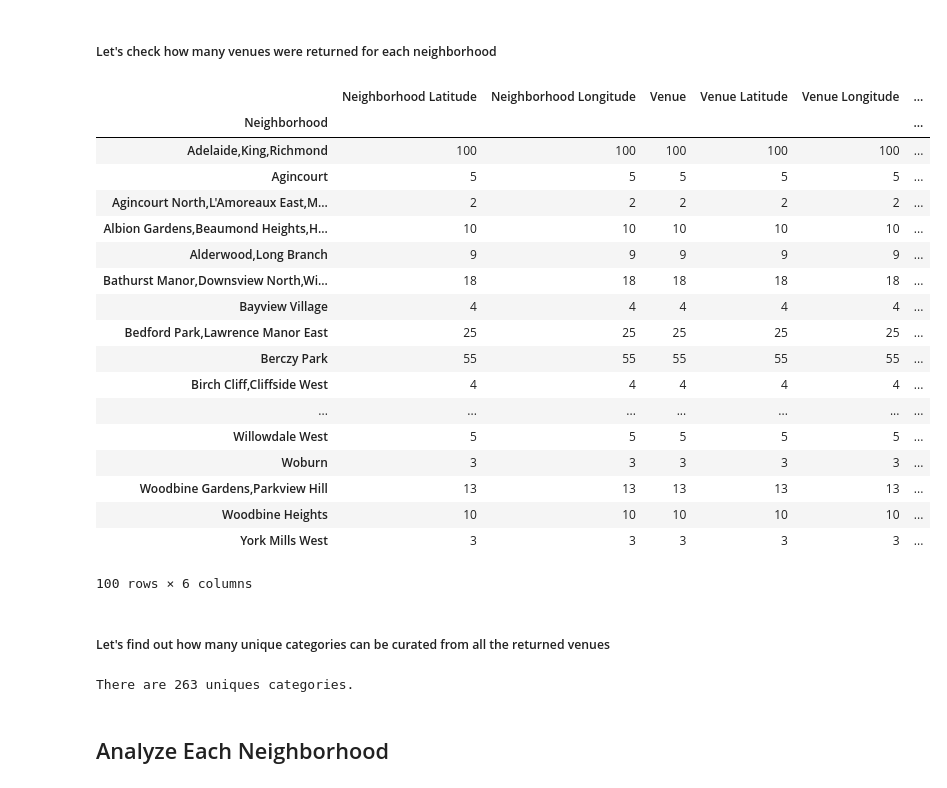
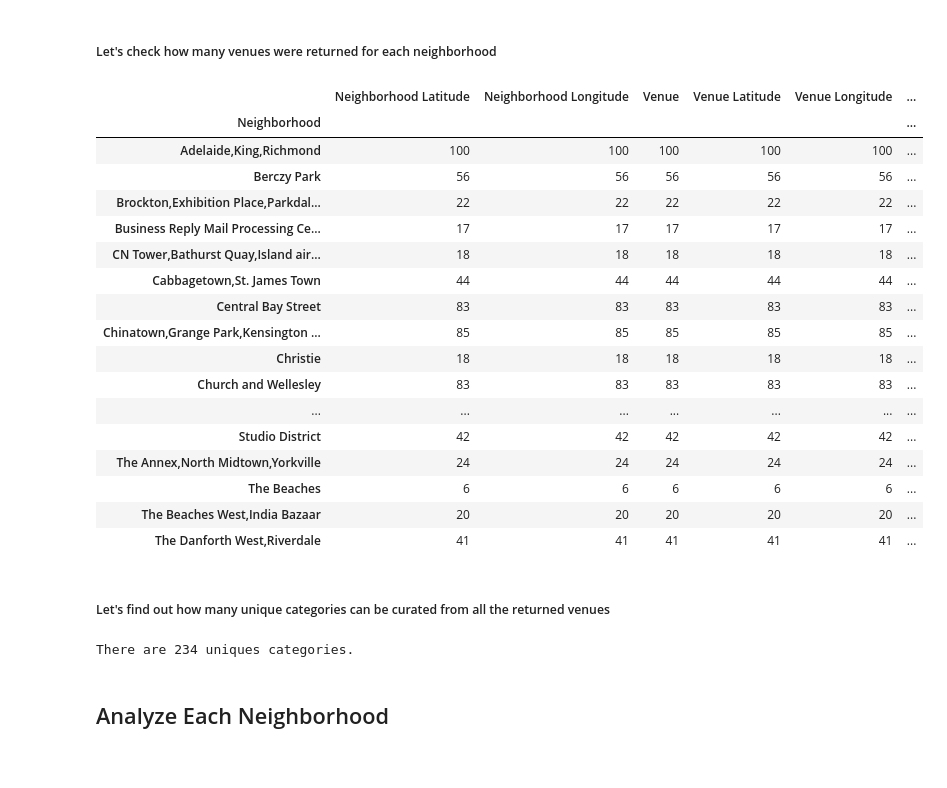
Before and after one commit to jfatema19/Segemntation-and-Clustering-Neighborhoods-of-Toronto, a Jupyter notebook: Capstone Week3 Exam.ipynb, the cells around one changed output. Cells and saved outputs as stored; diff of their text form; code cells hidden in the pictures.

Commit message:
Published from Watson Studio.

```diff
--- a/Capstone Week3 Exam.ipynb
+++ b/Capstone Week3 Exam.ipynb
@@ -94,3 +88,6 @@ df2.head(12)
 | 9 | M1N | Scarborough | Birch Cliff,Cliffside West | 43.692657 | -79.264848 |
 | 10 | M1P | Scarborough | Dorset Park,Scarborough Town Cent... | 43.757410 | -79.273304 |
 | 11 | M1R | Scarborough | Maryvale,Wexford | 43.750072 | -79.295849 |
+# %%
+toronto_data = df2[df2['Borough'].str.contains(r'Toronto')].reset_index(drop=True)
+toronto_data.head()
@@ -100,7 +104,7 @@ df2.head(12)
 ###### Use geopy library to get the latitude and longitude values of Toronto.
 # %%
 address = 'Toronto, ON'
-geolocator = Nominatim(user_agent="ON_explorer")
+geolocator = Nominatim(user_agent="Toronto_explorer")
 location = geolocator.geocode(address)
 latitude = location.latitude
 longitude = location.longitude
@@ -109,23 +113,21 @@ print('The geograpical coordinate of Toronto are {}, {}.'.format(latitude, longi
 The geograpical coordinate of Toronto are 43.653963, -79.387207.
 # %%
 # create map of Toronto using latitude and longitude values
-Toronto_map = folium.Map(location=[latitude, longitude], zoom_start=10)
-Toronto_map
+toronto_map = folium.Map(location=[latitude, longitude], zoom_start=11)
 # add markers to map
-for lat, lng, borough, neighborhood in zip(df2['Latitude'], df2['Longitude'], df2['Borough'], df2['Neighborhood']):
-    label = '{}, {}'.format(neighborhood, borough)
-    label = folium.Popup(label, parse_html=True)
-    folium.CircleMarker(
-        [lat, lng],
-        radius=5,
-        popup=label,
-        color='green',
-        fill=True,
-        fill_color='#3186cc',
-        fill_opacity=0.7,
-        parse_html=False).add_to(Toronto_map)
+for lat, lng, label in zip(toronto_data['Latitude'], toronto_data['Longitude' ], toronto_data['Neighborhood']):
+     label = folium.Popup(label, parse_html=True)
+     folium.CircleMarker(
+            [lat, lng],
+            radius=5,
+            popup=label,
+            color='green',
+            fill=True,
+            fill_color='#3186cc',
+             fill_opacity=0.7,
+            parse_html=False).add_to(toronto_map)
 
-Toronto_map
+toronto_map
 # %% [output]
 [interactive output not drawn]
 # %% [markdown]
@@ -184,8 +186,8 @@ def getNearbyVenues(names, latitudes, longitudes, radius=500,LIMIT=100):
                   'Venue Category']
 
     return(nearby_venues)
-Toronto_venues = getNearbyVenues(names=df2['Neighborhood'],
-                                   latitudes=df2['Latitude'],
-                                   longitudes=df2['Longitude']
+toronto_venues = getNearbyVenues(names=toronto_data['Neighborhood'],
+                                   latitudes=toronto_data['Latitude'],
+                                   longitudes=toronto_data['Longitude']
                                   )
 # %% [output]
@@ -222,33 +224,32 @@ Toronto_venues.head()
 # %% [markdown]
 ##### Let's check how many venues were returned for each neighborhood
 # %%
-Toronto_venues.groupby('Neighborhood').count()
+toronto_venues.groupby('Neighborhood').count()
 # %% [output]
 |  | Neighborhood Latitude | Neighborhood Longitude | Venue | Venue Latitude | Venue Longitude | ... |
 | Neighborhood |  |  |  |  |  | ... |
 | Adelaide,King,Richmond | 100 | 100 | 100 | 100 | 100 | ... |
-| Agincourt | 5 | 5 | 5 | 5 | 5 | ... |
-| Agincourt North,L'Amoreaux East,M... | 2 | 2 | 2 | 2 | 2 | ... |
-| Albion Gardens,Beaumond Heights,H... | 10 | 10 | 10 | 10 | 10 | ... |
-| Alderwood,Long Branch | 9 | 9 | 9 | 9 | 9 | ... |
-| Bathurst Manor,Downsview North,Wi... | 18 | 18 | 18 | 18 | 18 | ... |
-| Bayview Village | 4 | 4 | 4 | 4 | 4 | ... |
-| Bedford Park,Lawrence Manor East | 25 | 25 | 25 | 25 | 25 | ... |
-| Berczy Park | 55 | 55 | 55 | 55 | 55 | ... |
-| Birch Cliff,Cliffside West | 4 | 4 | 4 | 4 | 4 | ... |
+| Berczy Park | 56 | 56 | 56 | 56 | 56 | ... |
+| Brockton,Exhibition Place,Parkdal... | 22 | 22 | 22 | 22 | 22 | ... |
+| Business Reply Mail Processing Ce... | 17 | 17 | 17 | 17 | 17 | ... |
+| CN Tower,Bathurst Quay,Island air... | 18 | 18 | 18 | 18 | 18 | ... |
+| Cabbagetown,St. James Town | 44 | 44 | 44 | 44 | 44 | ... |
+| Central Bay Street | 83 | 83 | 83 | 83 | 83 | ... |
+| Chinatown,Grange Park,Kensington ... | 85 | 85 | 85 | 85 | 85 | ... |
+| Christie | 18 | 18 | 18 | 18 | 18 | ... |
+| Church and Wellesley | 83 | 83 | 83 | 83 | 83 | ... |
 | ... | ... | ... | ... | ... | ... | ... |
-| Willowdale West | 5 | 5 | 5 | 5 | 5 | ... |
-| Woburn | 3 | 3 | 3 | 3 | 3 | ... |
-| Woodbine Gardens,Parkview Hill | 13 | 13 | 13 | 13 | 13 | ... |
-| Woodbine Heights | 10 | 10 | 10 | 10 | 10 | ... |
-| York Mills West | 3 | 3 | 3 | 3 | 3 | ... |
+| Studio District | 42 | 42 | 42 | 42 | 42 | ... |
+| The Annex,North Midtown,Yorkville | 24 | 24 | 24 | 24 | 24 | ... |
+| The Beaches | 6 | 6 | 6 | 6 | 6 | ... |
+| The Beaches West,India Bazaar | 20 | 20 | 20 | 20 | 20 | ... |
+| The Danforth West,Riverdale | 41 | 41 | 41 | 41 | 41 | ... |
-100 rows × 6 columns
 # %% [markdown]
 ##### Let's find out how many unique categories can be curated from all the returned venues
 # %%
-print('There are {} uniques categories.'.format(len(Toronto_venues['Venue Category'].unique())))
+print('There are {} uniques categories.'.format(len(toronto_venues['Venue Category'].unique())))
 # %% [output]
-There are 263 uniques categories.
+There are 234 uniques categories.
 # %% [markdown]
 ## Analyze Each Neighborhood
 # %%
```
Also changed, not shown: parts of 17 cells of this notebook.
